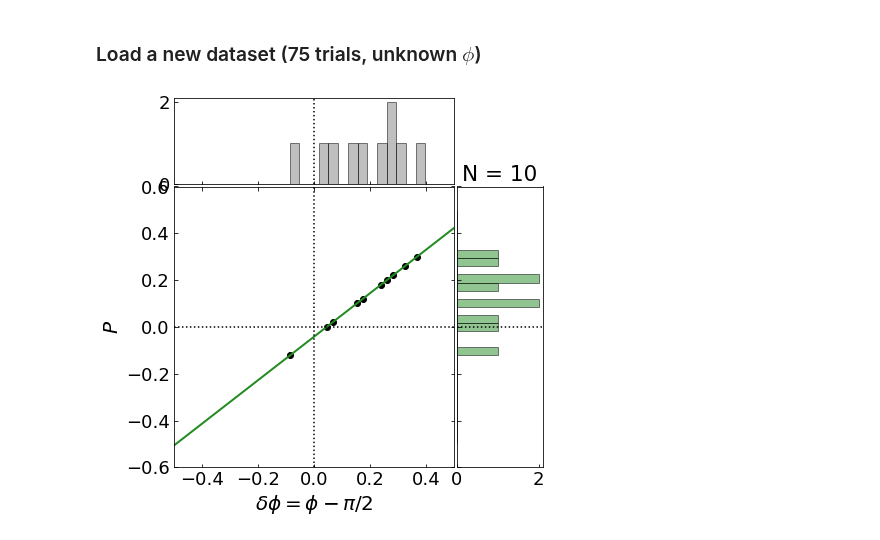
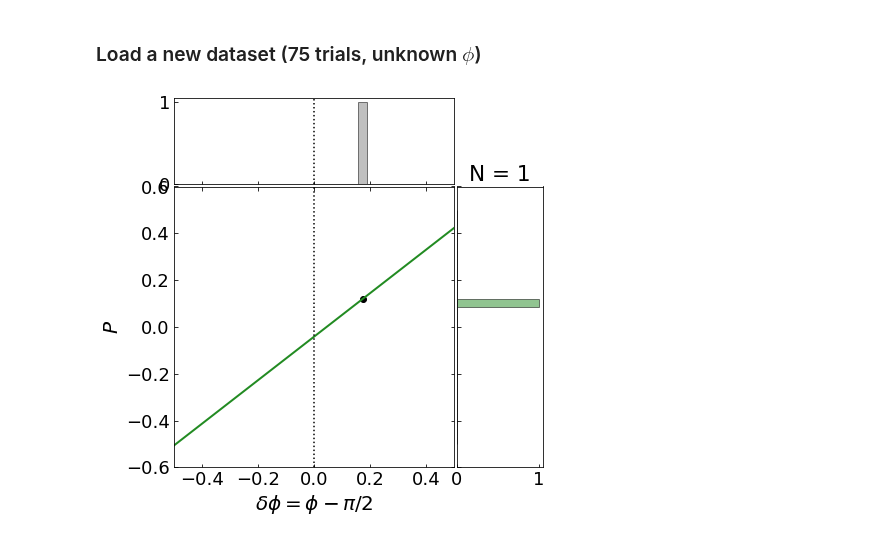
Before and after one commit to tinatn29/LIGO-code, a Jupyter notebook: SPLASH_demo.ipynb, the cells around one changed output. Saved outputs shown, nothing was run; the diff lists cells and outputs as text; code cells hidden in the pictures.

```diff
--- a/SPLASH_demo.ipynb
+++ b/SPLASH_demo.ipynb
@@ -213,5 +216,3 @@ theta0 = 0
 
 def calc_phi_fit_linear(P, A, C):
     return (1 / A) * (P - C)
-# %%
-calc_phi_fit_linear(0.2, A, C)
@@ -240,7 +243,7 @@ num1 = np.loadtxt("./Demo_data/1-Qubit/Sensitivity/Num_1s_75Trials.csv", delimit
 P = (num1 - num0) / 100 # polarization
 phi_guess = calc_phi_fit_linear(P, A, C) # inverse the function to compute phi
 
-N = 10 # a number from 1 to 75
+N = 1 # a number from 1 to 75
 y_2p = P[:N]
 x_2p = phi_guess[:N]
 
@@ -269,36 +272,36 @@ ax_scatter.set_ylim([-0.6, 0.6])
 ax_scatter.set_xlim([-0.5, 0.5])
 ax_scatter.set_xlabel(r"$\delta\phi = \phi-\pi/2$", fontsize=20)
 ax_scatter.set_ylabel(r"$P$", fontsize=20)
 
 ax_scatter.axvline(x=0, color="k", ls=":", label="$\phi = \pi/2$")
-ax_scatter.axhline(y=0, color="k", ls=":")
+# ax_scatter.axhline(y=0, color="k", ls=":")
 
 # Histogram (phi)
 ax_histx = plt.axes(rect_histx)
 ax_histx.tick_params(direction='in', labelbottom=False)
 ax_histy = plt.axes(rect_histy)
 ax_histy.tick_params(direction='in', labelleft=False)
 
 # plot angle histogram (along x)
 bins_angle = np.linspace(-0.5, 0.5, 30)
 ax_histx.hist(x_2p, bins=bins_angle, alpha=0.5, \
               lw=1, ec='k', fc='grey')
 ax_histx.axvline(x=0, color="k", ls=':')
 
 # plot p_1 histogram (along y)
 bins_p1 = np.linspace(-0.5, 0.5, 30)
 ax_histy.hist(y_2p, bins=bins_p1, orientation='horizontal', alpha=0.5, \
               lw=1, ec='k', fc='forestgreen')
-ax_histy.axhline(y=0, color="k", ls=':')
+# ax_histy.axhline(y=0, color="k", ls=':')
 
 ax_histx.set_xlim(ax_scatter.get_xlim())
 ax_histy.set_ylim(ax_scatter.get_ylim())
 
 plt.title(f"N = {N}")
 
 plt.show()
 # %% [output]
-[figure, old version]
+[figure, new version]
 # %%
 %matplotlib notebook
 from matplotlib.widgets import Slider, Button
```
Also changed, not shown: parts of 22 cells of this notebook.
